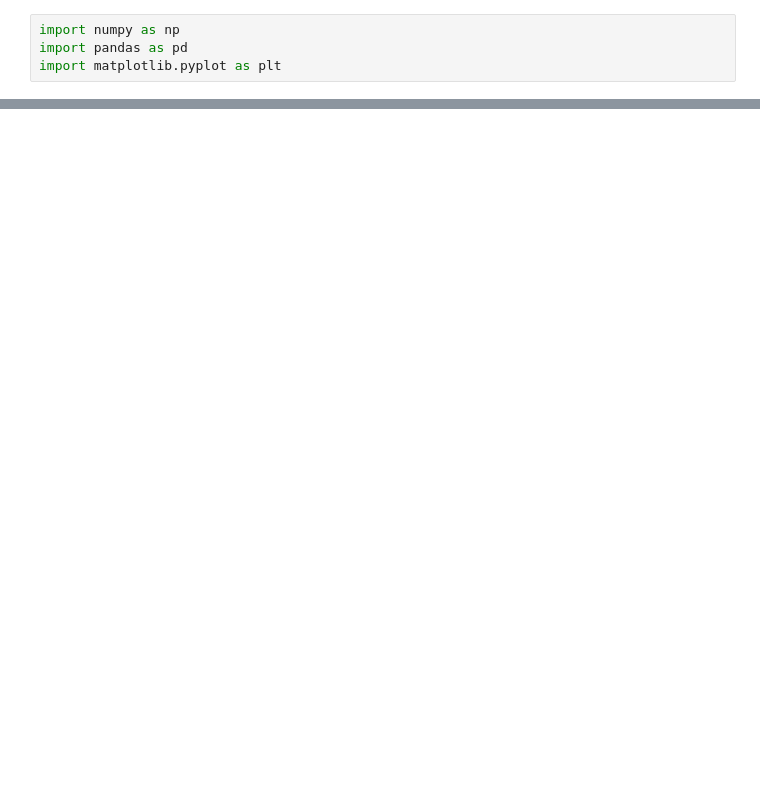
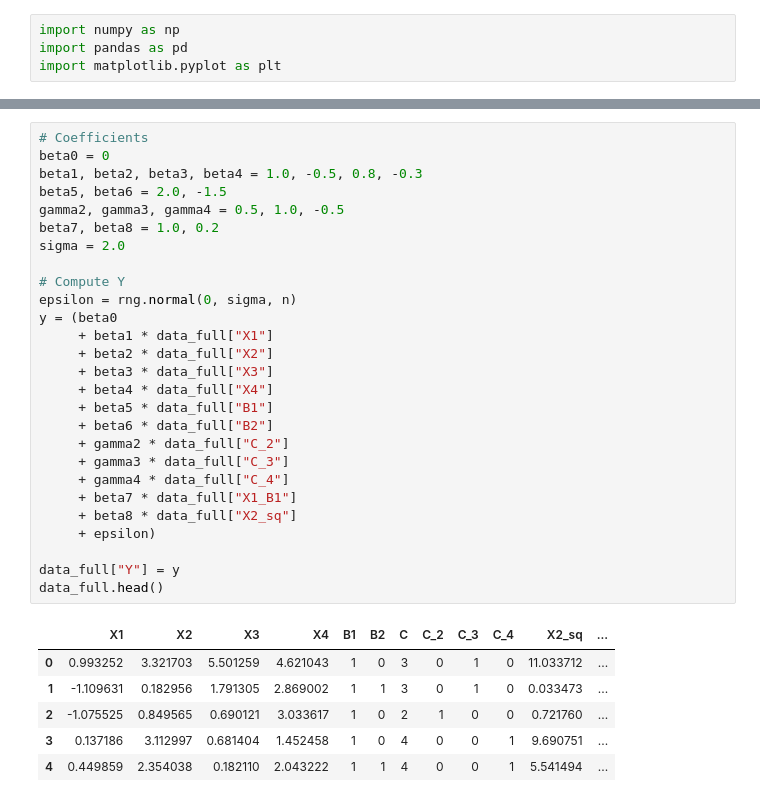
Before and after one commit to FbStatsQuant/Linear-Regression-Analysis, a Jupyter notebook: Regression_Analysis.ipynb, the cells around one changed output, grey strips where cells are left out. Drawn from its saved outputs; the diff is of its cells as text; blank space fills up the shorter version.

```diff
--- a/Regression_Analysis.ipynb
+++ b/Regression_Analysis.ipynb
@@ -66,0 +93,34 @@ data_full.head()
+# %%
+# Coefficients
+beta0 = 0
+beta1, beta2, beta3, beta4 = 1.0, -0.5, 0.8, -0.3
+beta5, beta6 = 2.0, -1.5
+gamma2, gamma3, gamma4 = 0.5, 1.0, -0.5
+beta7, beta8 = 1.0, 0.2
+sigma = 2.0
+
+# Compute Y
+epsilon = rng.normal(0, sigma, n)
+y = (beta0
+     + beta1 * data_full["X1"]
+     + beta2 * data_full["X2"]
+     + beta3 * data_full["X3"]
+     + beta4 * data_full["X4"]
+     + beta5 * data_full["B1"]
+     + beta6 * data_full["B2"]
+     + gamma2 * data_full["C_2"]
+     + gamma3 * data_full["C_3"]
+     + gamma4 * data_full["C_4"]
+     + beta7 * data_full["X1_B1"]
+     + beta8 * data_full["X2_sq"]
+     + epsilon)
+
+data_full["Y"] = y
+data_full.head()
+# %% [output]
+|  | X1 | X2 | X3 | X4 | B1 | B2 | C | C_2 | C_3 | C_4 | X2_sq | ... |
+| 0 | 0.993252 | 3.321703 | 5.501259 | 4.621043 | 1 | 0 | 3 | 0 | 1 | 0 | 11.033712 | ... |
+| 1 | -1.109631 | 0.182956 | 1.791305 | 2.869002 | 1 | 1 | 3 | 0 | 1 | 0 | 0.033473 | ... |
+| 2 | -1.075525 | 0.849565 | 0.690121 | 3.033617 | 1 | 0 | 2 | 1 | 0 | 0 | 0.721760 | ... |
+| 3 | 0.137186 | 3.112997 | 0.681404 | 1.452458 | 1 | 0 | 4 | 0 | 0 | 1 | 9.690751 | ... |
+| 4 | 0.449859 | 2.354038 | 0.182110 | 2.043222 | 1 | 1 | 4 | 0 | 0 | 1 | 5.541494 | ... |
```
Also changed, not shown: parts of 7 cells of this notebook.
